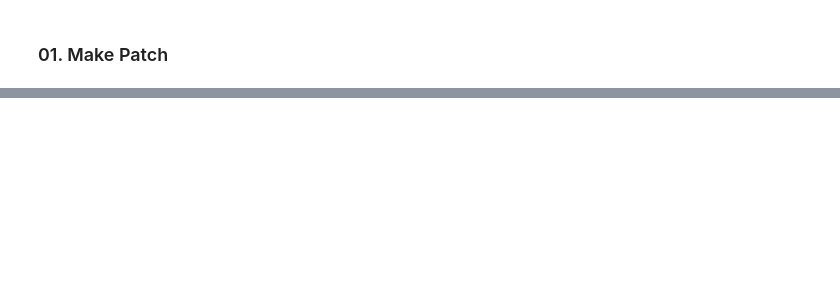
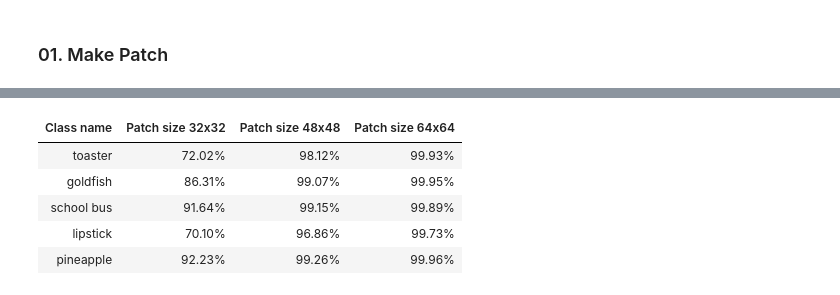
Before and after one commit to JJungEEun/Adversarial_AI_attack, a Jupyter notebook: Adversarial_Patch/Adversarial_Patch_Attack_ImageNet.ipynb, the cells around one changed output, grey strips where cells are left out. Drawn from its saved outputs; the diff is of its cells as text; code cells hidden in the pictures; blank space fills up the shorter version.

```diff
--- a/Adversarial_Patch/Adversarial_Patch_Attack_ImageNet.ipynb
+++ b/Adversarial_Patch/Adversarial_Patch_Attack_ImageNet.ipynb
@@ -452,0 +469,9 @@ print("The best patch is found at epoch {} with success rate {}% on testset".for
+# %%
+show_table(top_1=False)
+# %% [output]
+| Class name | Patch size 32x32 | Patch size 48x48 | Patch size 64x64 |
+| toaster | 72.02% | 98.12% | 99.93% |
+| goldfish | 86.31% | 99.07% | 99.95% |
+| school bus | 91.64% | 99.15% | 99.89% |
+| lipstick | 70.10% | 96.86% | 99.73% |
+| pineapple | 92.23% | 99.26% | 99.96% |
```
Also changed, not shown: parts of 63 cells of this notebook.
